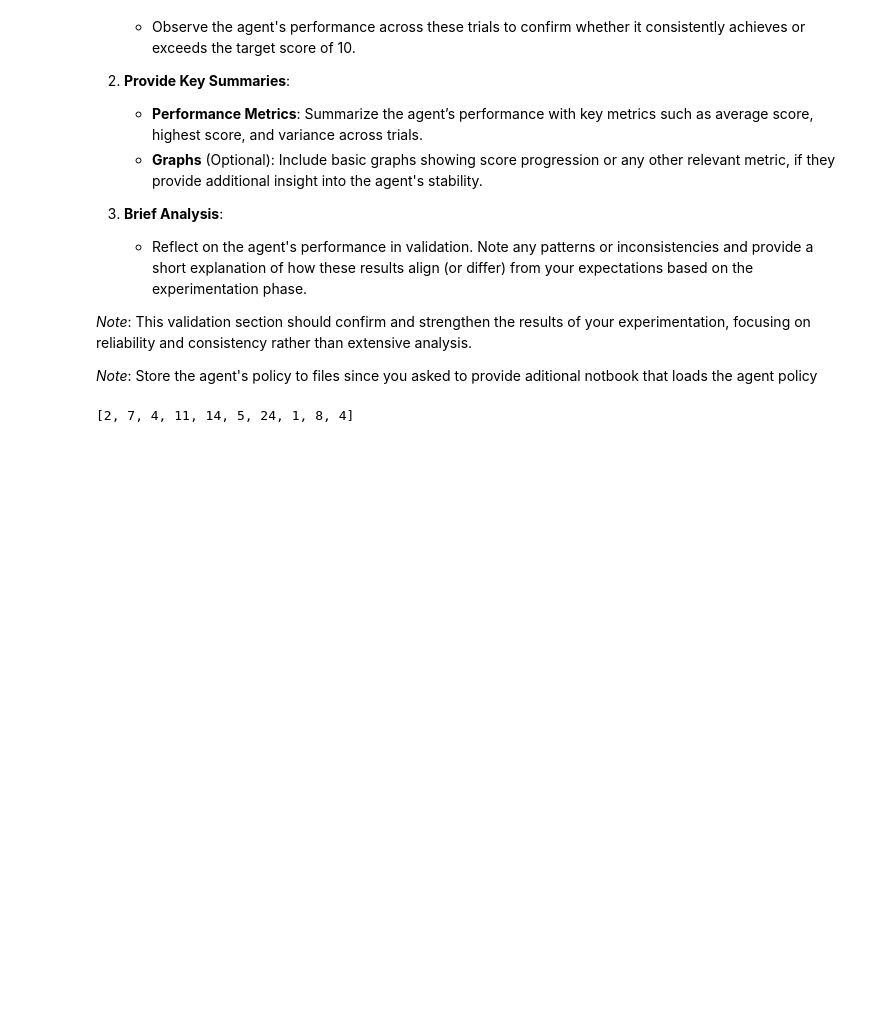
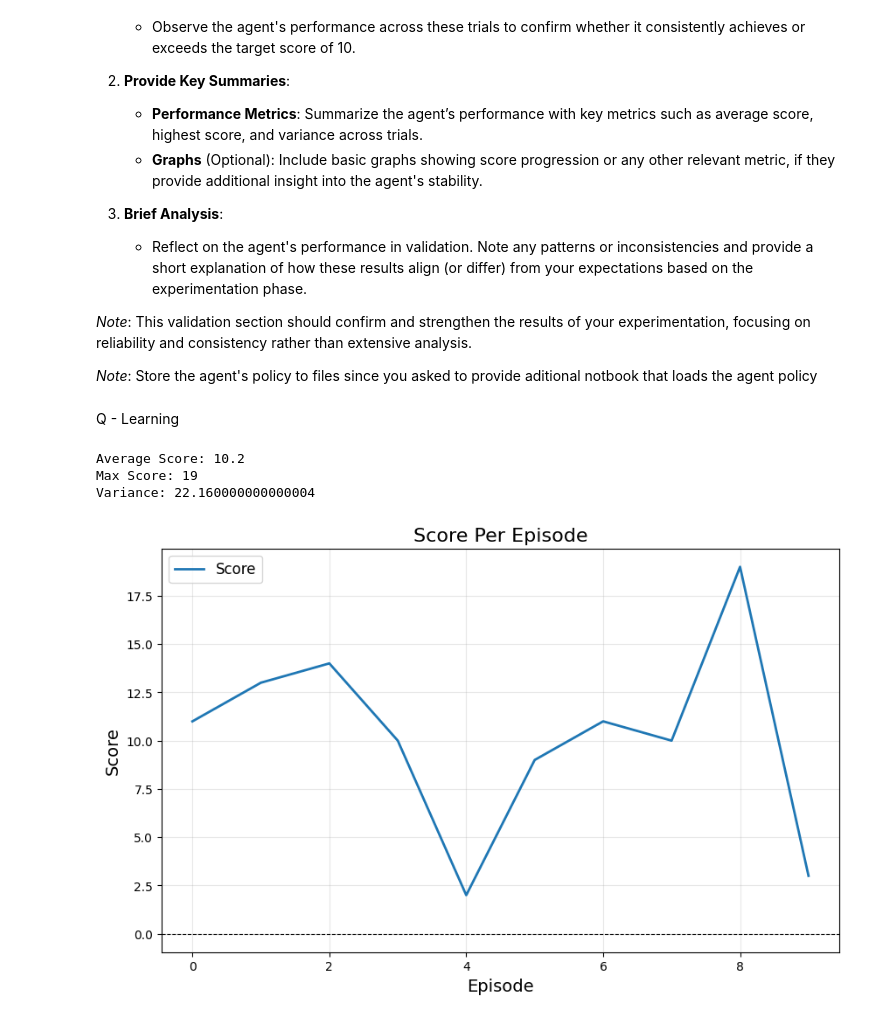
Before and after one commit to Phosics/ReinforcementLearningMidTermFlappyBird, a Jupyter notebook: FlappyBirdMidTerm.ipynb, the cells around one changed output. Drawn from its saved outputs; the diff is of its cells as text; code cells hidden in the pictures; blank space fills up the shorter version.

```diff
--- a/FlappyBirdMidTerm.ipynb
+++ b/FlappyBirdMidTerm.ipynb
@@ -844,16 +955,48 @@ In this section, you will validate your agent’s performance using the best-per
 *Note*: This validation section should confirm and strengthen the results of your experimentation, focusing on reliability and consistency rather than extensive analysis.
 
 *Note*: Store the agent's policy to files since you asked to provide aditional notbook that loads the agent policy
-# %%
-"""
-Insert you validation code here
-"""
-scores = []
-
-for i in range(10):
-  policy_agent.run_policy(env)
-  scores.append(env.score)
-# %%
-scores
-# %% [output]
-[2, 7, 4, 11, 14, 5, 24, 1, 8, 4]
+# %% [markdown]
+Q - Learning
+# %%
+POLICY_FILE_NAME = '/content/qlearningpolicysuccess.npy'
+VIDEO_FILE_NAME_TEMP = '/content/qlearningvalidationtemp.mp4'
+VIDEO_FILE_NAME = '/content/qlearningvalidation.mp4'
+
+policy_agent.load_policy(POLICY_FILE_NAME)
+
+scores = []
+max_score = 0
+
+for i in range(10):
+  policy_agent.run_policy(env, VIDEO_FILE_NAME_TEMP)
+  score = env.score
+
+  if(score > max_score):
+    max_score = score
+    os.rename(VIDEO_FILE_NAME_TEMP, VIDEO_FILE_NAME)
+
+  scores.append(score)
+
+# Printing some data
+print("Average Score: " + str(np.mean(scores)))
+print("Max Score: " + str(max_score))
+print("Variance: " + str(np.var(scores)))
+
+# Plotting the scores
+plt.figure(figsize=(10, 6))
+plt.plot(np.arange(0, 10), scores, label='Score', linewidth=2)
+plt.title('Score Per Episode', fontsize=16)
+plt.xlabel('Episode', fontsize=14)
+plt.ylabel('Score', fontsize=14)
+plt.axhline(0, color='black', linewidth=0.8, linestyle='--')
+plt.legend(fontsize=12)
+plt.grid(alpha=0.3)
+plt.show()
+
+# Showing the video of the best result
+embed_mp4(VIDEO_FILE_NAME)
+# %% [output]
+Average Score: 10.2
+Max Score: 19
+Variance: 22.160000000000004
+[figure, added]
```
Also changed, not shown: parts of 21 cells of this notebook.
